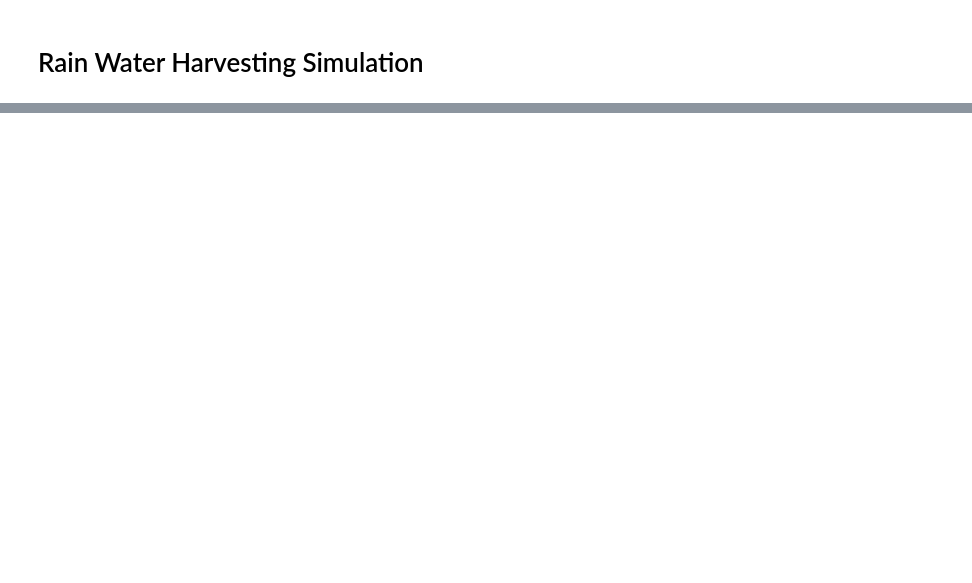
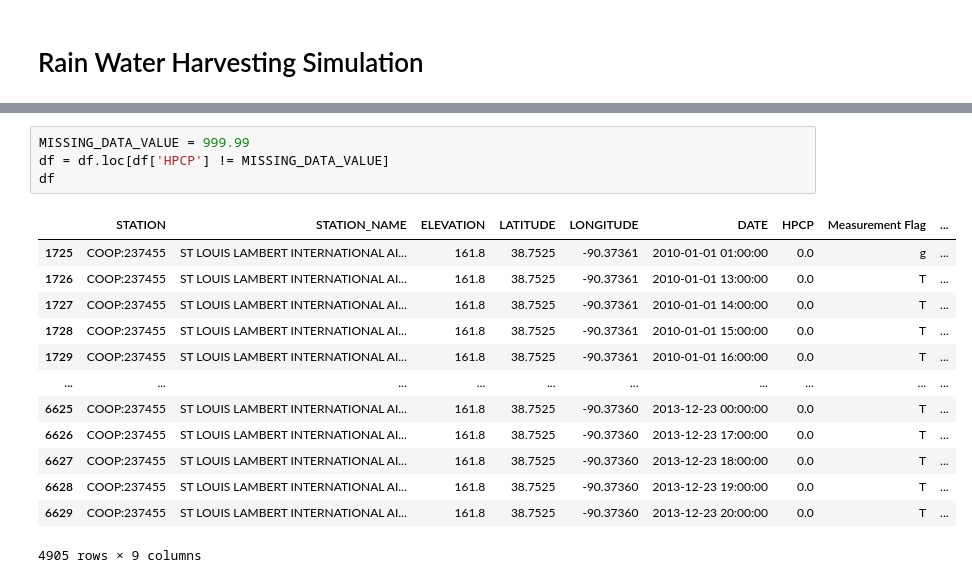
Before and after one commit to gbroques/rain-water-harvesting-simulation, a Jupyter notebook: rwhs.ipynb, the cells around one changed output, grey strips where cells are left out. Cells and saved outputs as stored; diff of their text form; blank space fills up the shorter version.

```diff
--- a/rwhs.ipynb
+++ b/rwhs.ipynb
@@ -29 +69,19 @@ df = df.loc[df['HPCP'] != 999.99]
+# %%
+MISSING_DATA_VALUE = 999.99
+df = df.loc[df['HPCP'] != MISSING_DATA_VALUE]
+df
+# %% [output]
+|  | STATION | STATION_NAME | ELEVATION | LATITUDE | LONGITUDE | DATE | HPCP | Measurement Flag | ... |
+| 1725 | COOP:237455 | ST LOUIS LAMBERT INTERNATIONAL AI... | 161.8 | 38.7525 | -90.37361 | 2010-01-01 01:00:00 | 0.0 | g | ... |
+| 1726 | COOP:237455 | ST LOUIS LAMBERT INTERNATIONAL AI... | 161.8 | 38.7525 | -90.37361 | 2010-01-01 13:00:00 | 0.0 | T | ... |
+| 1727 | COOP:237455 | ST LOUIS LAMBERT INTERNATIONAL AI... | 161.8 | 38.7525 | -90.37361 | 2010-01-01 14:00:00 | 0.0 | T | ... |
+| 1728 | COOP:237455 | ST LOUIS LAMBERT INTERNATIONAL AI... | 161.8 | 38.7525 | -90.37361 | 2010-01-01 15:00:00 | 0.0 | T | ... |
+| 1729 | COOP:237455 | ST LOUIS LAMBERT INTERNATIONAL AI... | 161.8 | 38.7525 | -90.37361 | 2010-01-01 16:00:00 | 0.0 | T | ... |
+| ... | ... | ... | ... | ... | ... | ... | ... | ... | ... |
+| 6625 | COOP:237455 | ST LOUIS LAMBERT INTERNATIONAL AI... | 161.8 | 38.7525 | -90.37360 | 2013-12-23 00:00:00 | 0.0 | T | ... |
+| 6626 | COOP:237455 | ST LOUIS LAMBERT INTERNATIONAL AI... | 161.8 | 38.7525 | -90.37360 | 2013-12-23 17:00:00 | 0.0 | T | ... |
+| 6627 | COOP:237455 | ST LOUIS LAMBERT INTERNATIONAL AI... | 161.8 | 38.7525 | -90.37360 | 2013-12-23 18:00:00 | 0.0 | T | ... |
+| 6628 | COOP:237455 | ST LOUIS LAMBERT INTERNATIONAL AI... | 161.8 | 38.7525 | -90.37360 | 2013-12-23 19:00:00 | 0.0 | T | ... |
+| 6629 | COOP:237455 | ST LOUIS LAMBERT INTERNATIONAL AI... | 161.8 | 38.7525 | -90.37360 | 2013-12-23 20:00:00 | 0.0 | T | ... |
+4905 rows × 9 columns
 # %%
```
Also changed, not shown: parts of 8 cells of this notebook.
